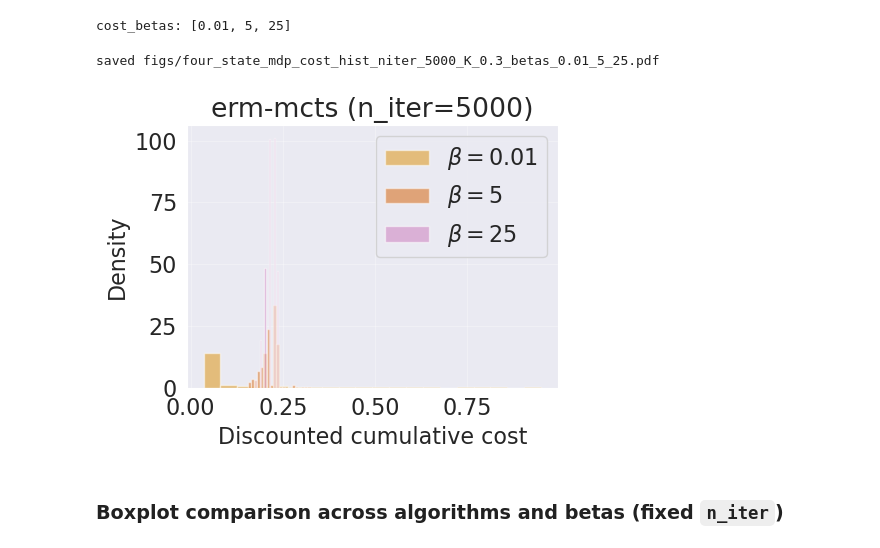
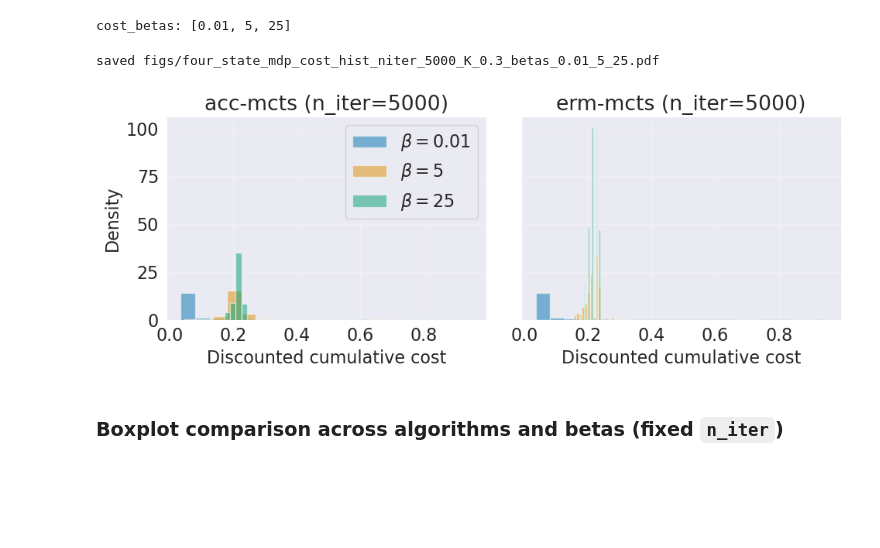
Before and after one commit to JacopoSilvestrin/risk-aware-mcts, a Jupyter notebook: MDP-4-env.ipynb, the cells around one changed output. Drawn from its saved outputs; the diff is of its cells as text; code cells hidden in the pictures; blank space fills up the shorter version.

```diff
--- a/MDP-4-env.ipynb
+++ b/MDP-4-env.ipynb
@@ -68,7 +68,7 @@ for algo, beta, n_iter, K_ucb, f_vals in cells:
         data.setdefault(algo, {}).setdefault(beta, {})[n_iter] = f_vals
 
 algos = sorted(data.keys())
-betas = sorted({b for algo_d in data.values() for b in algo_d.keys()})
+betas = [0.01,5,25]#sorted({b for algo_d in data.values() for b in algo_d.keys()})
 n_iters = sorted({n for algo_d in data.values() for beta_d in algo_d.values() for n in beta_d.keys() if n is not None})
 n_iter_to_plot = n_iters[-1] if n_iters else None  # n_iter slice used by the plots below
 
@@ -136,35 +128,0 @@ Note that the same `K_ucb` doesn't mean the same amount of exploration for the t
-# %%
-k_algos = ["erm-mcts"] #, "acc-mcts"
-k_colors = {algo: sns.color_palette()[i] for i, algo in enumerate(k_algos)}  # same color per algo in every panel
-
-if len(K_ucbs) < 2:
-    print(f"K_ucb values in {SWEEP_DIR}: {K_ucbs}. Nothing to plot; sweep SWEEP['K_ucbs'] in run_experiments.py.")
-else:
-    fig, axes = plt.subplots(1, len(betas), figsize=(5.5 * len(betas), 4.0), squeeze=False)
-    for ax, beta in zip(axes[0], betas):
-        for algo in k_algos:
-            k_d = data_k.get(algo, {}).get(beta, {}).get(n_iter_to_plot, {})
-            xs = sorted(k_d)
-            if not xs:
-                continue
-            ys = [calculate_erm(k_d[k], beta=beta) for k in xs]
-            cis = np.array([erm_ci(k_d[k], beta=beta) for k in xs])
-            ax.plot(xs, ys, marker="o", color=k_colors[algo], label=algo)
-            ax.fill_between(xs, cis[:, 0], cis[:, 1], color=k_colors[algo], alpha=0.2)
-
-        bi_f_vals = data_k.get("erm-bi", {}).get(beta, {}).get(None, {}).get(None)
-        if bi_f_vals is not None:
-            ax.axhline(calculate_erm(bi_f_vals, beta=beta), linestyle="--", color="black", label="erm-bi (oracle)")
-
-        ax.set_title(fr"$\beta={beta}$")
-        ax.set_xlabel(r"$K_{ucb}$")
-        ax.set_ylabel(fr"ERM$_{{\beta={beta}}}$(cost)")
-        ax.set_xscale("log")
-        ax.set_xticks(K_ucbs)
-        ax.get_xaxis().set_major_formatter(matplotlib.ticker.FormatStrFormatter("%g"))
-        ax.get_xaxis().set_minor_formatter(matplotlib.ticker.NullFormatter())
-        ax.grid(True, alpha=0.3)
-        ax.legend()
-    fig.suptitle(f"n_iter = {n_iter_to_plot}")
-    fig.tight_layout()
-    plt.show()
@@ -283,7 +233,7 @@ print("cost_betas:", cost_betas)
 # %% [output]
 cost_betas: [0.01, 5, 25]
 # %%
-algos=["erm-mcts"]
+algos=["acc-mcts", "erm-mcts"]
 SAVE_TITLES = False
 
 fig, axes = plt.subplots(1, len(algos), figsize=(5.0 * len(algos), 4.0), sharey=True)
@@ -293,34 +243,34 @@ if len(algos) == 1:
 for ax, algo in zip(axes, algos):
     algo_d = data[algo]
     for beta in cost_betas:
         if beta not in algo_d:
             continue
         key = None if algo == "erm-bi" else n_iter_to_plot
         if key not in algo_d[beta]:
             continue
         ax.hist(algo_d[beta][key], density=True, bins=20, alpha=0.5, color=cost_colors[beta], label=fr"$\beta={beta}$")
     ax.set_title(algo if algo == "erm-bi" else f"{algo} (n_iter={n_iter_to_plot})")
     ax.set_xlabel("Discounted cumulative cost")
     ax.grid(True, alpha=0.3)
 if HIST_YMAX is not None:
     axes[0].set_ylim(top=HIST_YMAX)  # sharey, so this caps every panel
 axes[0].set_ylabel("Density")
 axes[0].legend()
 fig.tight_layout()
 if SAVE_COST_FIGS:
     titles = [ax.get_title() for ax in axes]
     if not SAVE_TITLES:
         for ax in axes:
             ax.set_title("")
     path = os.path.join(FIGS_DIR, f"{ENV_NAME}_cost_hist_{cost_fig_tag}.pdf")
     fig.savefig(path, bbox_inches="tight", pad_inches=0)
     for ax, title in zip(axes, titles):
         ax.set_title(title)
     print("saved", path)
 plt.show()
 # %% [output]
 saved figs/four_state_mdp_cost_hist_niter_5000_K_0.3_betas_0.01_5_25.pdf
-[figure, old version]
+[figure, new version]
 # %% [markdown]
 ### Boxplot comparison across algorithms and betas (fixed `n_iter`)
 # %%
```
Also changed, not shown: parts of 11 cells of this notebook, 2 other files.
